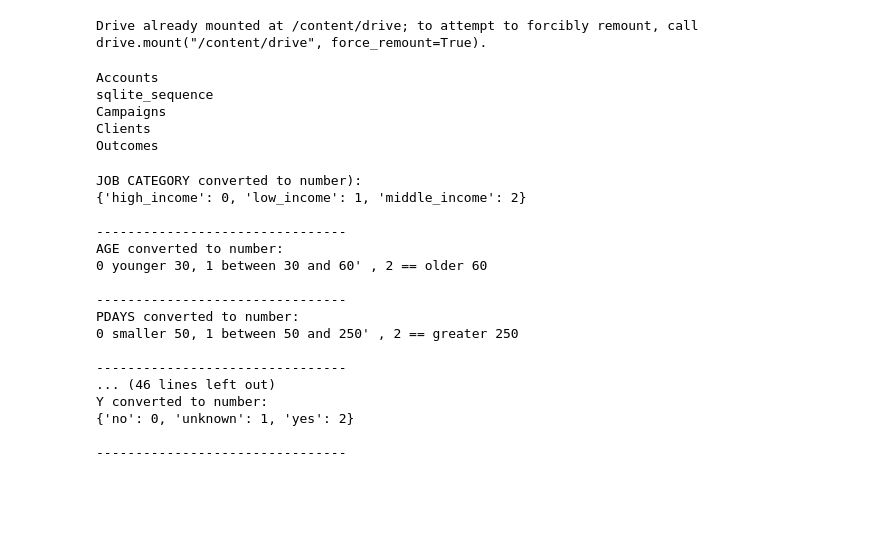
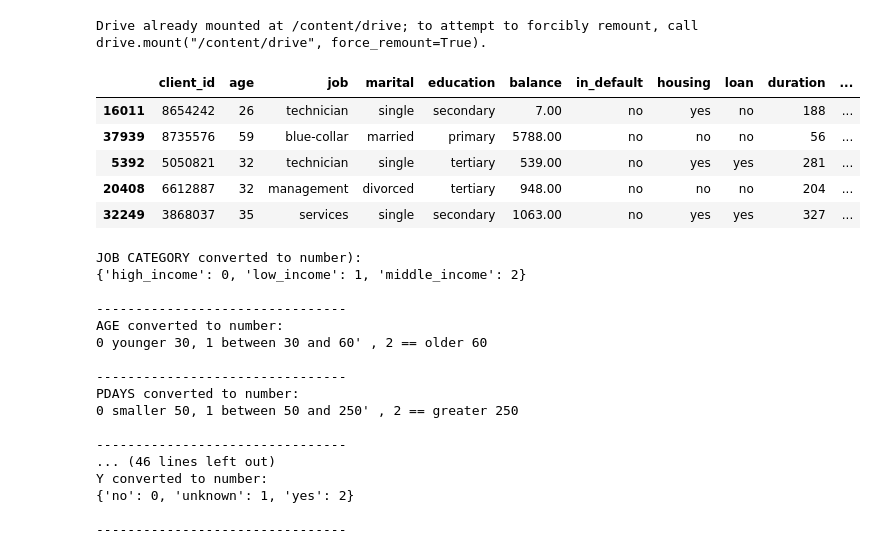
Before and after one commit to evakaldy/Bootcamp_Final_Project, a Jupyter notebook: 00_run.ipynb, the cells around one changed output. Cells and saved outputs as stored; diff of their text form; code cells hidden in the pictures; blank space fills up the shorter version.

```diff
--- a/00_run.ipynb
+++ b/00_run.ipynb
@@ -59,16 +59,18 @@ Drive already mounted at /content/drive; to attempt to forcibly remount, call dr
 # %%
 ## MERGE DATABASE & CONVERT to dataframe
 
 
 # path to data on Google disk
 db_path = '/content/drive/MyDrive/Colab Notebooks/INTENSIVE_part_offline/final_project/data.db'
 merged_df = give_df(db_path)
+merged_df.sample(5)
 # %% [output]
-Accounts
-sqlite_sequence
-Campaigns
-Clients
-Outcomes
+|  | client_id | age | job | marital | education | balance | in_default | housing | loan | duration | ... |
+| 16011 | 8654242 | 26 | technician | single | secondary | 7.00 | no | yes | no | 188 | ... |
+| 37939 | 8735576 | 59 | blue-collar | married | primary | 5788.00 | no | no | no | 56 | ... |
+| 5392 | 5050821 | 32 | technician | single | tertiary | 539.00 | no | yes | yes | 281 | ... |
+| 20408 | 6612887 | 32 | management | divorced | tertiary | 948.00 | no | no | no | 204 | ... |
+| 32249 | 3868037 | 35 | services | single | secondary | 1063.00 | no | yes | yes | 327 | ... |
 # %%
 ## TRANSFROM DATA into cathegorical, logaritmic, binary...
 merged_df2 = data_transform(merged_df)
```
Also changed, not shown: parts of 1 cell of this notebook.
